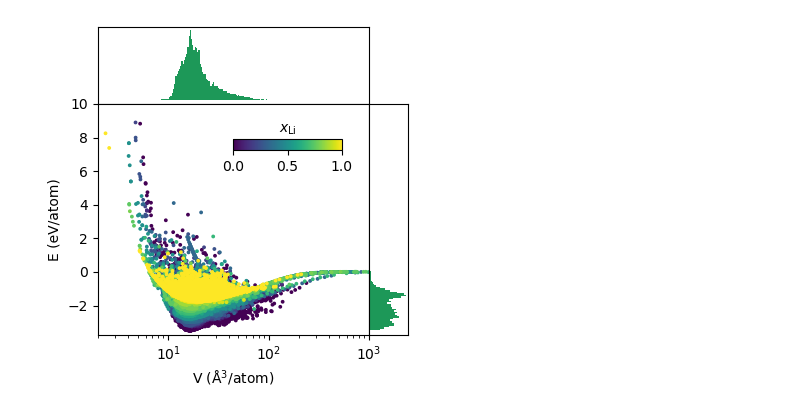
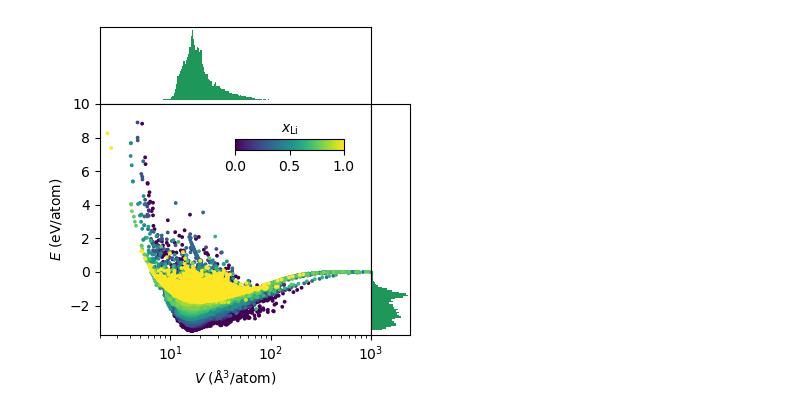
Before and after one commit to pyiron/potential_publication, a Jupyter notebook: 01_data_generation/Fig3.ipynb, the cells around one changed output. Drawn from its saved outputs; the diff is of its cells as text; code cells hidden in the pictures.

```diff
--- a/01_data_generation/Fig3.ipynb
+++ b/01_data_generation/Fig3.ipynb
@@ -7,5 +15,5 @@ from pychromatic import Multiplot
 # %%
-df=pd.read_pickle("dft_ref_data.pkl.gz")
+df=pd.read_pickle("../data/dft_ref_data.pkl.gz")
 df=df.sort_values(["c_Li","vpa"])
 df_chull=df.query("e_chull_dist_per_atom<0.001")
 # %%
@@ -36,33 +44,33 @@ p = ax_ev.scatter(df["vpa"],df["energy_corrected_per_atom"], c= df["c_Li"], s=s,
 ax_ev.set_xscale('log')
 ax_ev.set_xlim(ax_vpa_hist.get_xlim())
 ax_ev.set_ylim(-3.75,10)
-ax_ev.set_xlabel("V $(\mathrm{\AA}^3$/atom)");
-ax_ev.set_ylabel("E (eV/atom)");
+ax_ev.set_xlabel("$V$ $(\mathrm{\AA}^3$/atom)");
+ax_ev.set_ylabel("$E$ (eV/atom)");
 
 # ax_ev.yaxis.tick_right()
 # ax_ev.yaxis.set_label_position("right")
 
 #cbaxes = fig.add_axes([0.25, -0.05, 0.5, 0.03])
 cbaxes = ax_ev.inset_axes([0.5,0.8,0.4,0.05])
 cbar=plt.colorbar(p, cax=cbaxes, orientation='horizontal')
 cbar.ax.set_xlabel(r"$x_\mathrm{Li}$")
 cbar.ax.xaxis.set_label_position("top")
 
 ########## ax_epa_hist
 
 ax_epa_hist.get_xaxis().set_visible(False)
 ax_epa_hist.get_yaxis().set_visible(False)
 
 hist_res = ax_epa_hist.hist(df["energy_corrected_per_atom"],
                     bins=np.linspace(-3.75,10,num=150), density=True, orientation="horizontal",color="#1D9858");
 
 ax_epa_hist.set_ylim(ax_ev.get_ylim())
 # ax_epa_hist.set_xscale('log')
 # xlim=ax_epa_hist.get_xlim()
 # ax_epa_hist.set_xlim(xlim[1],xlim[0])
 plt.subplots_adjust(wspace=0.0, hspace=0.0)
 
 #######
 plt.savefig("dft-e-v-dist.png", dpi=300, bbox_inches='tight')
 # %% [output]
-[figure, old version]
+[figure, new version]
```
Also changed, not shown: parts of 1 cell of this notebook, 5 other files.
